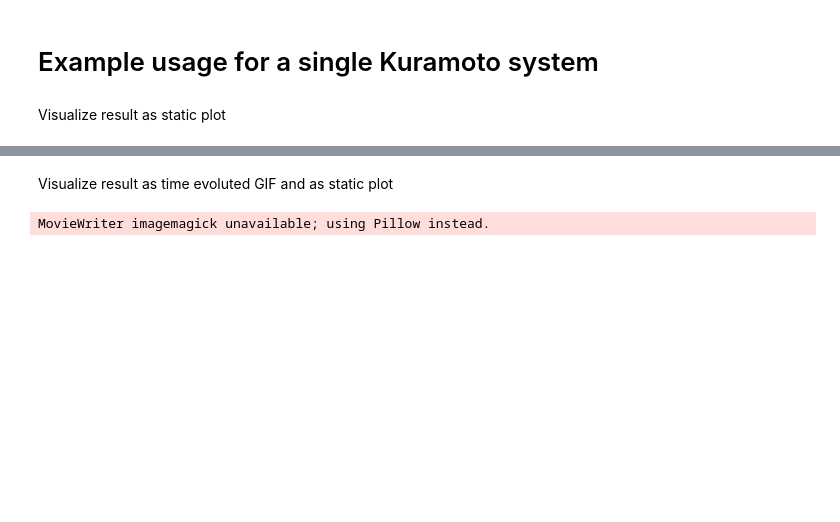
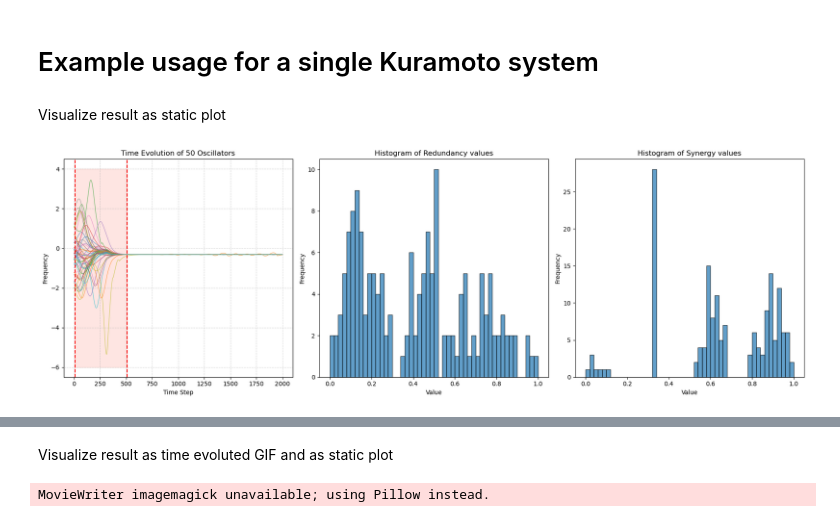
Before and after one commit to cyrilrommens/PhD_1, a Jupyter notebook: TSE_oscillator.ipynb, the cells around one changed output, grey strips where cells are left out. Cells and saved outputs as stored; diff of their text form; code cells hidden in the pictures; blank space fills up the shorter version.

```diff
--- a/TSE_oscillator.ipynb
+++ b/TSE_oscillator.ipynb
@@ -225,6 +265,56 @@ dimension_tot = 8
 df_oscillators = interactions_values_relative(frequencies_df, window_size, window_step, dimension_max, dimension_tot)
 # %% [markdown]
 Visualize result as static plot
+# %%
+# Normalize all the values so that the S and R values are all positive
+# and the maximum R and S are 1 and minimum 0.
+R_values = pd.DataFrame(df_oscillators.iloc[2, 3], columns=['R_values'])
+min_R = R_values.min()
+R_values += abs(min_R)
+R_values = (R_values - R_values.min()) / (R_values.max() - R_values.min())
+
+S_values = pd.DataFrame(df_oscillators.iloc[2, 4], columns=['S_values'])
+min_S = S_values.min()
+S_values += abs(min_S)
+S_values = (S_values - S_values.min()) / (S_values.max() - S_values.min())
+
+# Create subplots for three figures in one row (time evolution first)
+fig, axes = plt.subplots(1, 3, figsize=(18, 6))  # 1 row, 3 columns
+
+# Plot system dynamics (first subplot)
+front_limit = window_step
+back_limit = front_limit + window_size
+
+for i in range(frequencies_df.shape[1]):  # Loop through all 50 oscillators
+    axes[0].plot(frequencies_df.index, frequencies_df[i], alpha=0.7, linewidth=0.8)
+
+# Highlight window in the time-series plot
+axes[0].axvline(x=front_limit, color='red', linestyle='--')
+axes[0].axvline(x=back_limit, color='red', linestyle='--')
+axes[0].fill_between(range(front_limit, back_limit), -6, 4, color='salmon', alpha=0.2)
+
+axes[0].set_xlabel("Time Step")
+axes[0].set_ylabel("Frequency")
+axes[0].set_title("Time Evolution of 50 Oscillators")
+axes[0].grid(True, linestyle="--", alpha=0.5)
+
+# Plot R_values histogram (second subplot)
+axes[1].hist(R_values, bins=50, edgecolor='black', alpha=0.7)
+axes[1].set_xlabel("Value")
+axes[1].set_ylabel("Frequency")
+axes[1].set_title("Histogram of Redundancy values")
+
+# Plot S_values histogram (third subplot)
+axes[2].hist(S_values, bins=50, edgecolor='black', alpha=0.7)
+axes[2].set_xlabel("Value")
+axes[2].set_ylabel("Frequency")
+axes[2].set_title("Histogram of Synergy values")
+
+# Adjust layout for better spacing
+plt.tight_layout()
+plt.show()
+# %% [output]
+[figure, added]
 # %%
 # Create a figure with 1 row and 3 columns for subplots
 df = df_oscillators
```
Also changed, not shown: parts of 6 cells of this notebook, 2 other files.
